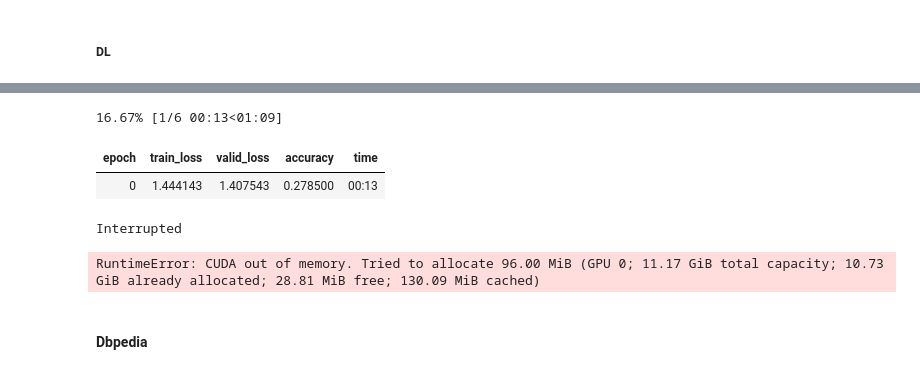
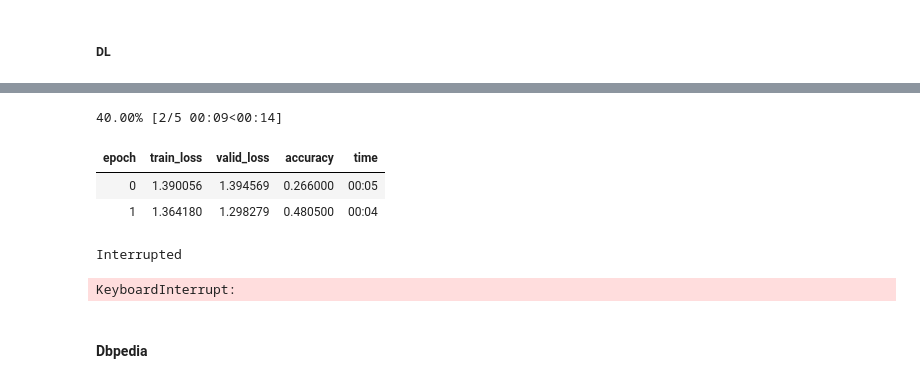
Before and after one commit to DavidykZhao/Frame_experiments, a Jupyter notebook: Frame_experiments.ipynb, the cells around one changed output, grey strips where cells are left out. Cells and saved outputs as stored; diff of their text form; code cells hidden in the pictures.

```diff
--- a/Frame_experiments.ipynb
+++ b/Frame_experiments.ipynb
@@ -1114,0 +1319,2 @@ ml_customer_accu_10
+# %%
+accus = [0.7280, 0.731, 0.7280, 0.735, 0.724]
@@ -1114,0 +1325,25 @@ ml_customer_accu_10
+# %%
+for train_idx, val_idx in StratifiedKFold(n_splits=5,  shuffle=True).split(df, df['product']):
+    train = df.iloc[train_idx, :]
+    val = df.iloc[val_idx, :]
+    bert_model = BertForSequenceClassification.from_pretrained(config.bert_model_name, num_labels= 18 )
+
+    databunch = TextDataBunch.from_df(CUSTOMER, train, val,
+                      tokenizer=fastai_tokenizer,
+                      vocab=fastai_bert_vocab,
+                      include_bos=False,
+                      include_eos=False,
+                      text_cols= 'complaint',
+                      label_cols= 'product',
+                      bs= 64,
+                      collate_fn=partial(pad_collate, pad_first=False, pad_idx=0),
+                 )
+
+    learner = Learner(
+    databunch, bert_model,
+    loss_func=loss_func, metrics = accuracy)
+    learner.fit_one_cycle(6, 1.5 * 1e-04)
+
+
+    _, accu = learner.validate()
+    accus.append(accu)
@@ -1115,3 +1399,5 @@ ml_customer_accu_10
+# %%
+accus = [0.728, 0.731, 0.7280, 0.7352, 0.7248]
 # %% [markdown]
 ## Evaluate algorithums * training size across datasets
 # %% [markdown]
@@ -1248,7 +1521,8 @@ def algo_training_size_looper_dl(size: list, path,  train, val, num_labels, bs =
         boot_num = 5
 
         for i in range(boot_num):
-            index = np.random.randint(0, len(x_train), n)
+
+            index = np.random.randint(0, len(train), n)
             sub_train = train.iloc[index, :].reset_index(drop=True)
 
             databunch = TextDataBunch.from_df(path, sub_train, val,
@@ -1262,26 +1536,30 @@ def algo_training_size_looper_dl(size: list, path,  train, val, num_labels, bs =
                                           collate_fn=partial(
                                               pad_collate, pad_first=False, pad_idx=0),
                                           )
-            bert_model = BertForSequenceClassification.from_pretrained(config.bert_model_name, num_labels= num_labels )
+            bert_model = BertForSequenceClassification.from_pretrained(config.bert_model_name, num_labels= num_labels)
 
             learner = Learner(
             databunch, bert_model,
             loss_func=loss_func, metrics = accuracy)
 
-            learner.fit_one_cycle(5, 1e-03)
+            learner.fit_one_cycle(5, 3* 1e-04)
+            learner.fit_one_cycle(1, 1e-05)
+
             _, accu = learner.validate()
+            accu = accu.item()
             accus.append(("bert", n, accu))
             print(
                 f'finished {i}th bootstrap of size{n}')
 
     return pd.DataFrame(accus, columns=['model_name', 'training_size', 'accuracy'])
 # %%
-res = algo_training_size_looper_dl([100, 400], AG_NEWS, train, val, 4 )
+res = algo_training_size_looper_dl([100, 200, 400, 800, 1600, 3200, 5000], AG_NEWS, train, val, 4 )
 # %% [output]
 [interactive output not drawn]
 [interactive output not drawn]
-16.67% [1/6 00:13<01:09]
+40.00% [2/5 00:09<00:14]
 | epoch | train_loss | valid_loss | accuracy | time |
-| 0 | 1.444143 | 1.407543 | 0.278500 | 00:13 |
+| 0 | 1.390056 | 1.394569 | 0.266000 | 00:05 |
+| 1 | 1.364180 | 1.298279 | 0.480500 | 00:04 |
 Interrupted
-RuntimeError: CUDA out of memory. Tried to allocate 96.00 MiB (GPU 0; 11.17 GiB total capacity; 10.73 GiB already allocated; 28.81 MiB free; 130.09 MiB cached)
+KeyboardInterrupt:
```
Also changed, not shown: parts of 75 cells of this notebook.
